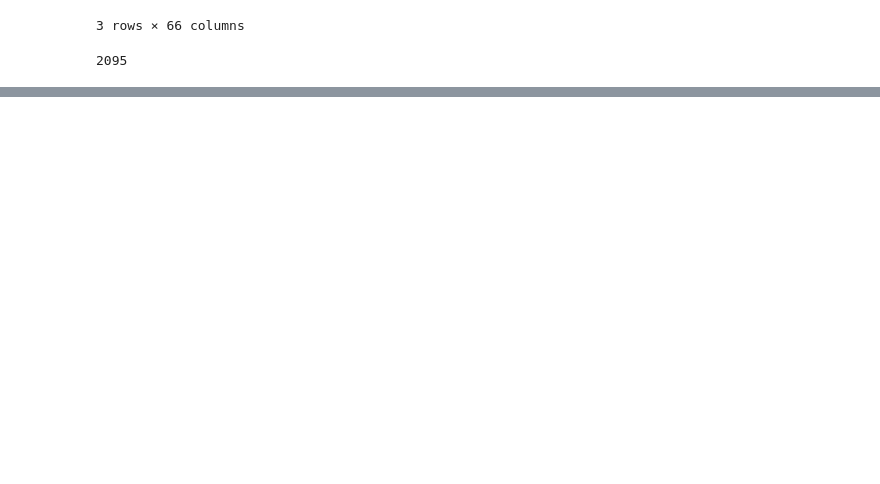
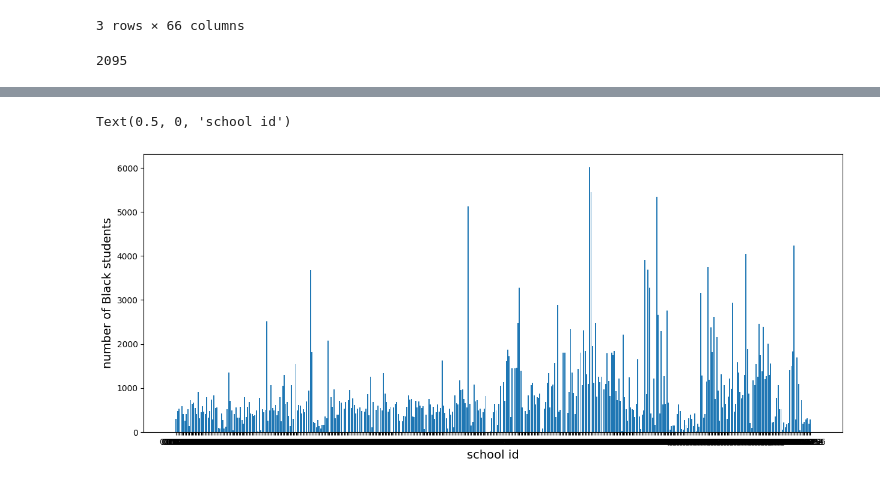
Before and after one commit to ZOEY-YuanZhou/ADS_Project, a Jupyter notebook: AS_Project.ipynb, the cells around one changed output, grey strips where cells are left out. Saved outputs shown, nothing was run; the diff lists cells and outputs as text; code cells hidden in the pictures; blank space fills up the shorter version.

```diff
--- a/AS_Project.ipynb
+++ b/AS_Project.ipynb
@@ -55,0 +158,10 @@ DataFrame.merge(right, how='inner', on=None, left_on=None, right_on=None, left_i
+# %%
+plt.figure(figsize=(15, 6))
+
+plt.bar(black_per_school['School ID'], black_per_school['# Black'])
+plt.xticks(black_per_school['School ID'])
+plt.ylabel('number of Black students', fontsize=14)
+plt.xlabel('school id', fontsize=14)
+# %% [output]
+Text(0.5, 0, 'school id')
+[figure, added]
```
Also changed, not shown: parts of 27 cells of this notebook.
